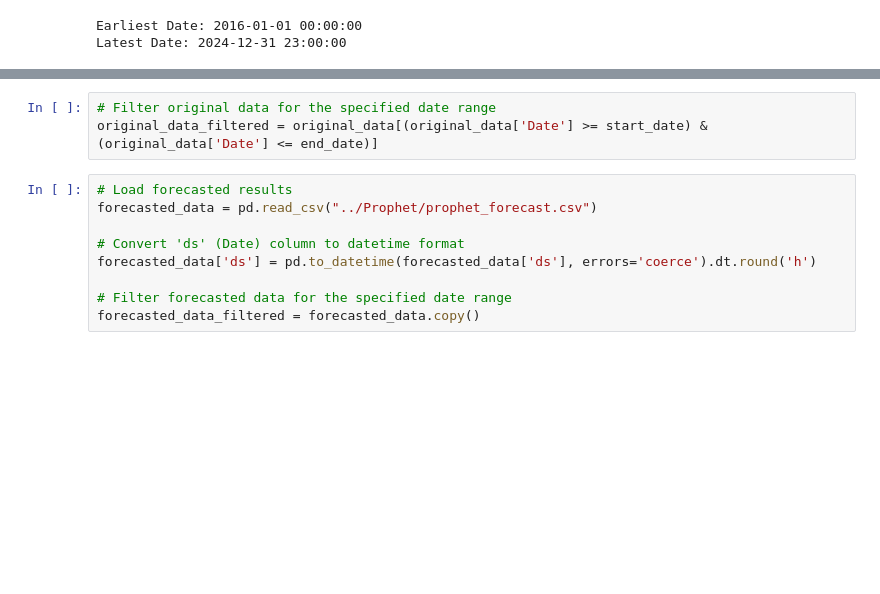
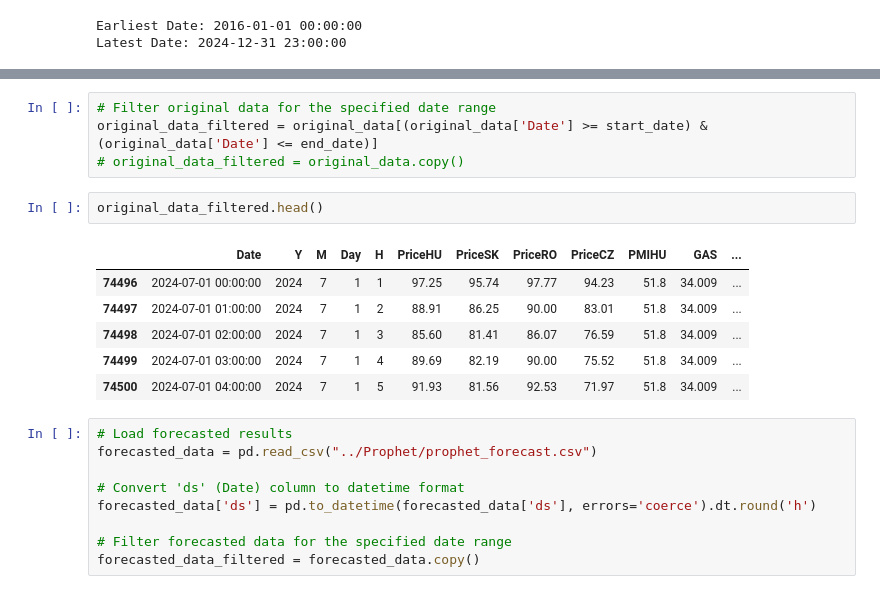
Before and after one commit to venture-data/lstm-example, a Jupyter notebook: Utility/evaluating_results.ipynb, the cells around one changed output, grey strips where cells are left out. Saved outputs shown, nothing was run; the diff lists cells and outputs as text; blank space fills up the shorter version.

```diff
--- a/Utility/evaluating_results.ipynb
+++ b/Utility/evaluating_results.ipynb
@@ -184,6 +193,16 @@ extract_features.head()
 # %%
 # Filter original data for the specified date range
 original_data_filtered = original_data[(original_data['Date'] >= start_date) & (original_data['Date'] <= end_date)]
+# original_data_filtered = original_data.copy()
+# %%
+original_data_filtered.head()
+# %% [output]
+|  | Date | Y | M | Day | H | PriceHU | PriceSK | PriceRO | PriceCZ | PMIHU | GAS | ... |
+| 74496 | 2024-07-01 00:00:00 | 2024 | 7 | 1 | 1 | 97.25 | 95.74 | 97.77 | 94.23 | 51.8 | 34.009 | ... |
+| 74497 | 2024-07-01 01:00:00 | 2024 | 7 | 1 | 2 | 88.91 | 86.25 | 90.00 | 83.01 | 51.8 | 34.009 | ... |
+| 74498 | 2024-07-01 02:00:00 | 2024 | 7 | 1 | 3 | 85.60 | 81.41 | 86.07 | 76.59 | 51.8 | 34.009 | ... |
+| 74499 | 2024-07-01 03:00:00 | 2024 | 7 | 1 | 4 | 89.69 | 82.19 | 90.00 | 75.52 | 51.8 | 34.009 | ... |
+| 74500 | 2024-07-01 04:00:00 | 2024 | 7 | 1 | 5 | 91.93 | 81.56 | 92.53 | 71.97 | 51.8 | 34.009 | ... |
 # %%
 # Load forecasted results
 forecasted_data = pd.read_csv("../Prophet/prophet_forecast.csv")
```
Also changed, not shown: parts of 7 cells of this notebook.
